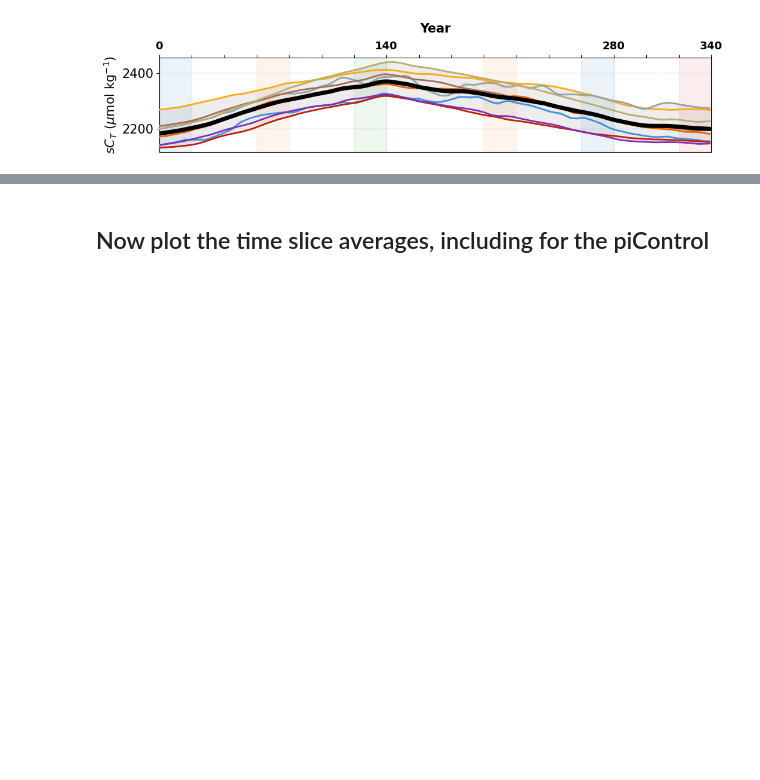
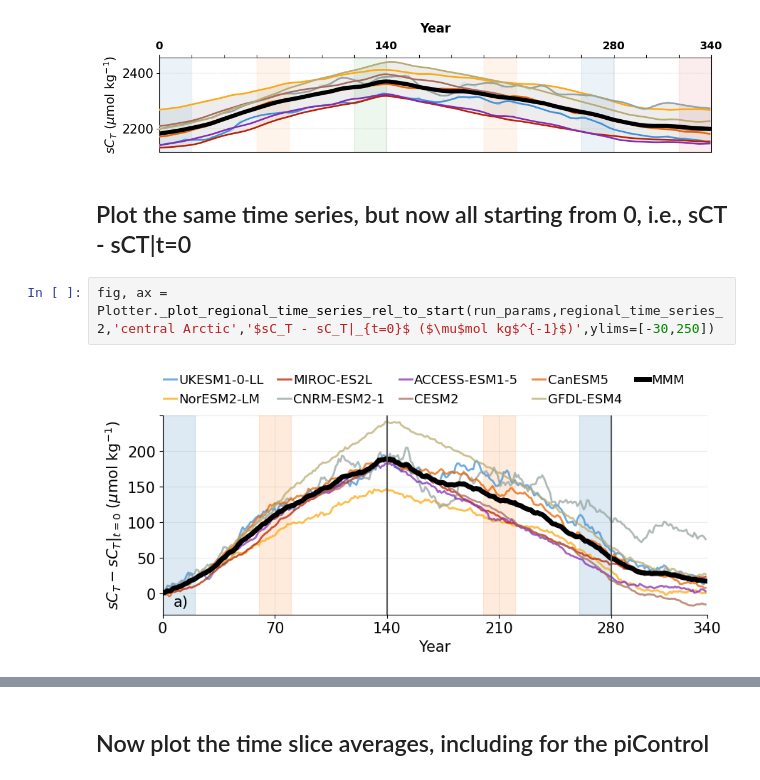
Before and after one commit to eikekoehn/Arctic_acidification_reversibility_scripts, a Jupyter notebook: 03_analysis_and_plotting/figure02_dissic1_salinity_normalized.ipynb, the cells around one changed output, grey strips where cells are left out. Cells and saved outputs as stored; diff of their text form; blank space fills up the shorter version.

```diff
--- a/03_analysis_and_plotting/figure02_dissic1_salinity_normalized.ipynb
+++ b/03_analysis_and_plotting/figure02_dissic1_salinity_normalized.ipynb
@@ -373,3 +373,9 @@ if savefigs == True:
 # %% [output]
 Plot the regional time series, but in fancy....
 [figure]
+# %% [markdown]
+## Plot the same time series, but now all starting from 0, i.e., sCT - sCT|t=0
+# %%
+fig, ax = Plotter._plot_regional_time_series_rel_to_start(run_params,regional_time_series_2,'central Arctic','$sC_T - sC_T|_{t=0}$ ($\mu$mol kg$^{-1}$)',ylims=[-30,250])
+# %% [output]
+[figure, added]
```
Also changed, not shown: parts of 2 cells of this notebook, 6 other files.
